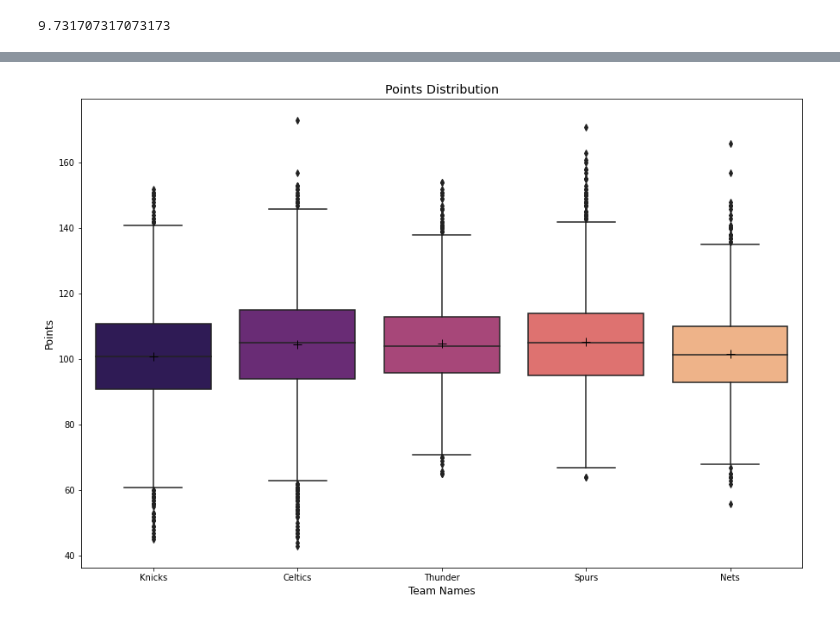
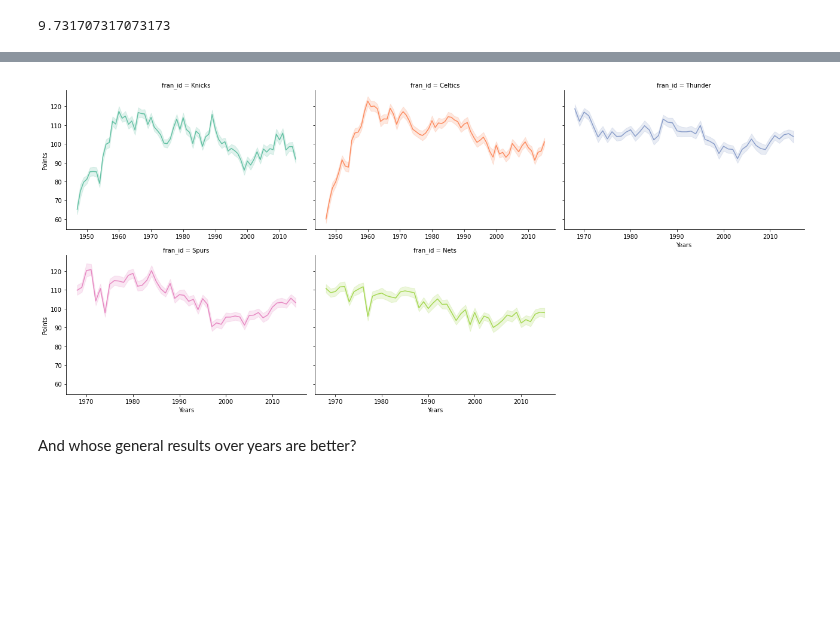
Before and after one commit to jadidaniel/jupyter-notebooks, a Jupyter notebook: associations_nba/nba_trends.ipynb, the cells around one changed output, grey strips where cells are left out. Drawn from its saved outputs; the diff is of its cells as text; code cells hidden in the pictures; blank space fills up the shorter version.

```diff
--- a/associations_nba/nba_trends.ipynb
+++ b/associations_nba/nba_trends.ipynb
@@ -170,17 +252,21 @@ visualise_lineplot(nba, ['Knicks', 'Celtics', 'Thunder', 'Spurs', 'Nets'])
 # %%
-# Create grid
-g = sns.FacetGrid(data=nba,
-    col='fran_id',
-    col_wrap=3,
-    height=4,
-    aspect=1.5,
-    hue='fran_id',
-    palette='Set2',
-    sharex=False, sharey=True)
-# Add plots to grid
-g.map(sns.lineplot, 'year_id', 'pts')
+def visualise_facetplot(dataset, col, hue, palette, xcolumn, ycolumn, xlabelx, ylabel):
+    # Create grid
+    g = sns.FacetGrid(
+        data=dataset,
+        col=col,
+        col_wrap=3,
+        height=4,
+        aspect=1.5,
+        hue=hue,
+        palette=palette,
+        sharex=False,
+        sharey=True)
 
-# Add labels
-g.set_axis_labels("Years", "Points")
+    # Add plots to grid
+    g.map(sns.lineplot, xcolumn, ycolumn)
 
-plt.show()
+    # Add labels
+    g.set_axis_labels(xlabelx, ylabel)
+
+    return plt.show()
@@ -189,17 +273,14 @@ plt.show()
-# %%
-plt.figure(figsize = (15,10))
-ax = sns.boxplot(x= nba.fran_id,
-    y= nba.pts,
-    palette='magma',
-    showmeans=True,
-    meanprops={"marker": "+",
-        "markeredgecolor": "black",
-        "markersize": "10"})
-
-ax.set_title('Points Distribution', fontsize = 'x-large')
-ax.set_xlabel('Team Names', fontsize = 'large')
-ax.set_ylabel('Points', fontsize = 'large')
-
-plt.show()
-# %% [output]
-[figure, removed]
+# %%
+visualise_facetplot(
+    nba,
+    col='fran_id',
+    hue='fran_id',
+    palette='Set2',
+    xcolumn='year_id',
+    ycolumn='pts',
+    xlabelx="Years",
+    ylabel="Points")
+# %% [output]
+[figure, added]
+# %% [markdown]
+And whose general results over years are better?
```
Also changed, not shown: parts of 23 cells of this notebook.
